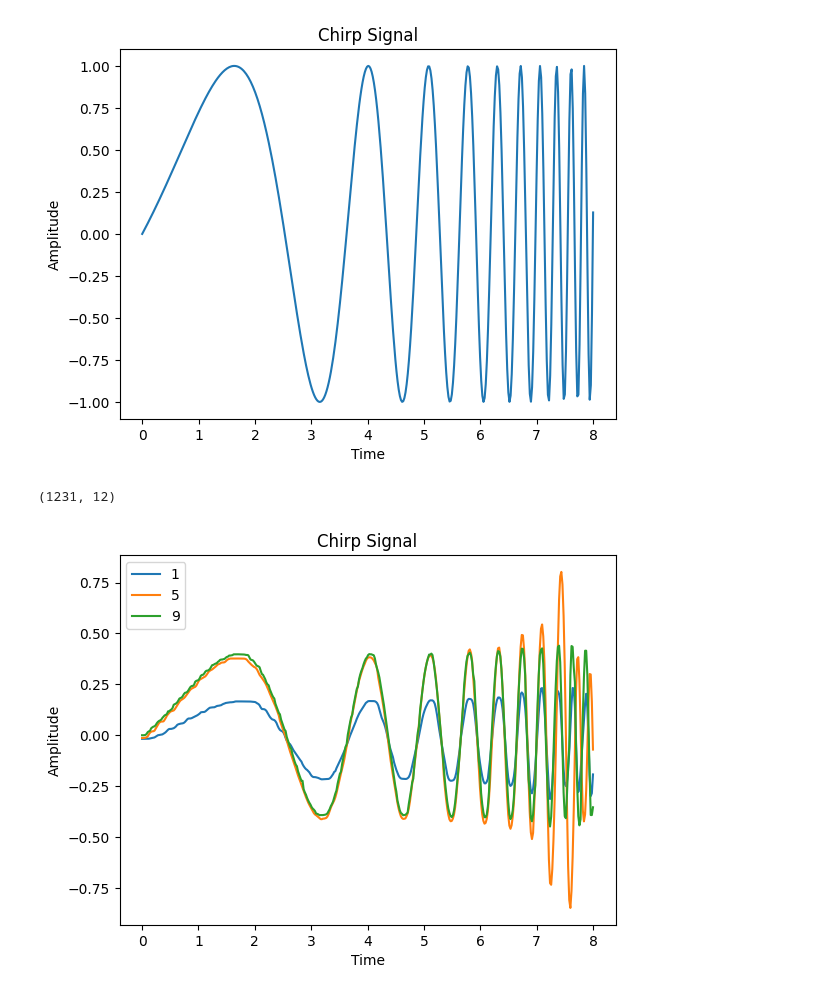
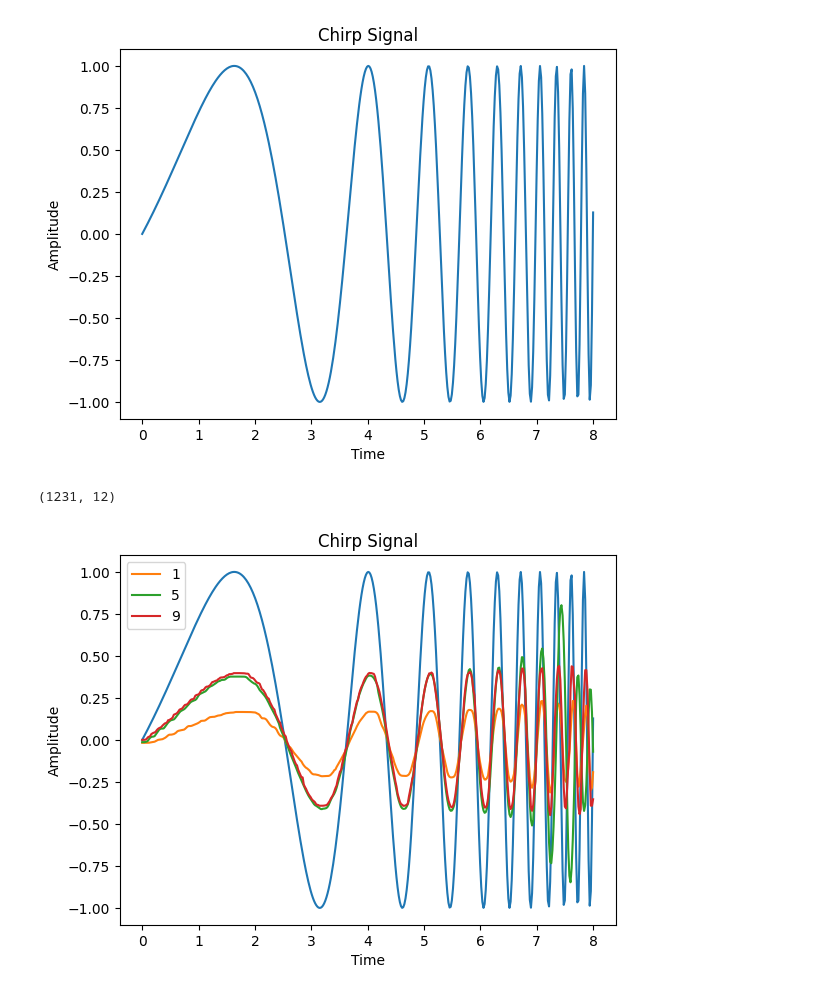
Before and after one commit to Kenjiro-Minamikawa/odrive_test, a Jupyter notebook: script/wave.ipynb, the cells around one changed output. Drawn from its saved outputs; the diff is of its cells as text; code cells hidden in the pictures.

```diff
--- a/script/wave.ipynb
+++ b/script/wave.ipynb
@@ -23,30 +23,30 @@ np.save("chirp_signal.npy", signal)
 # %%
 import numpy as np
 import matplotlib.pyplot as plt
 from scipy.signal import chirp
 
 signal_length_s = int(8)
 dt = 0.02
 
 num_signal = int(signal_length_s / dt)
 t = np.linspace(0, signal_length_s, num_signal)
 
 signal = chirp(t, f0=0.1, f1=5, t1=signal_length_s, method='logarithmic', phi=-90)
 
 real_data = np.load("real_chirp_data.npy")
 print(real_data.shape)
 
-#plt.plot(t, signal)
+plt.plot(t, signal)
 plt.plot(t, real_data[:400, 1], label="1")
 plt.plot(t, real_data[:400, 5], label="5")
 plt.plot(t, real_data[:400, 9], label="9")
 plt.title("Chirp Signal")
 plt.xlabel("Time")
 plt.ylabel("Amplitude")
 plt.legend()
 plt.show()
 
 np.save("chirp_signal.npy", signal)
 # %% [output]
 (1231, 12)
-[figure, old version]
+[figure, new version]
```
Also changed, not shown: 2 other files.
